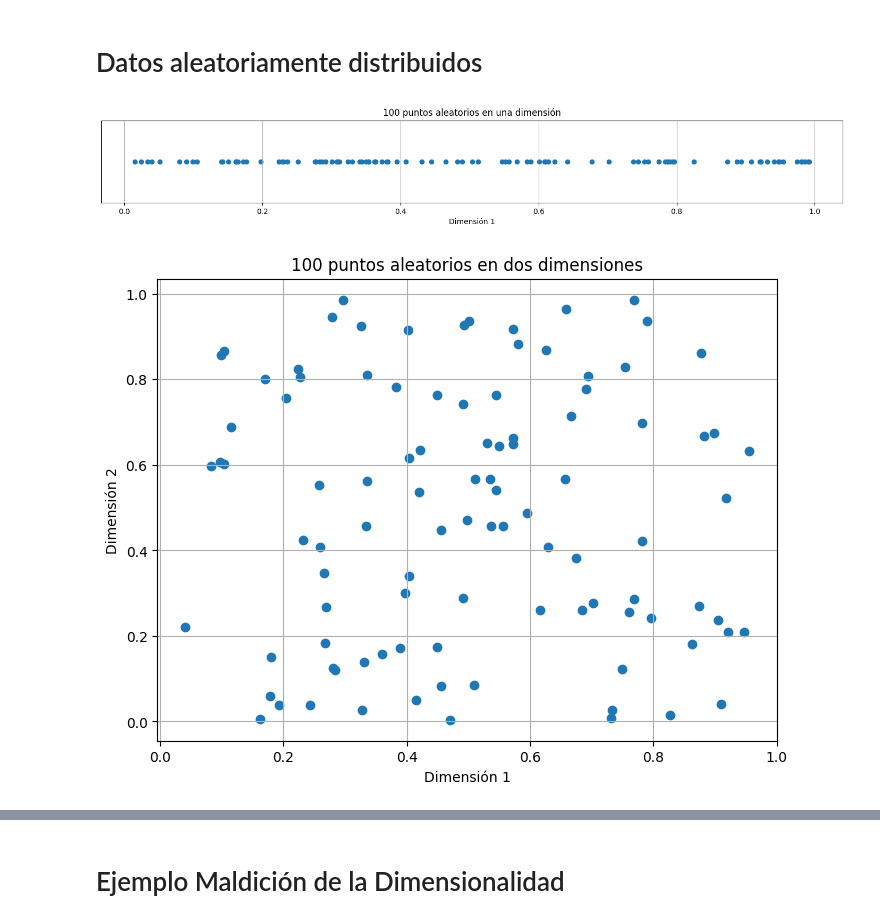
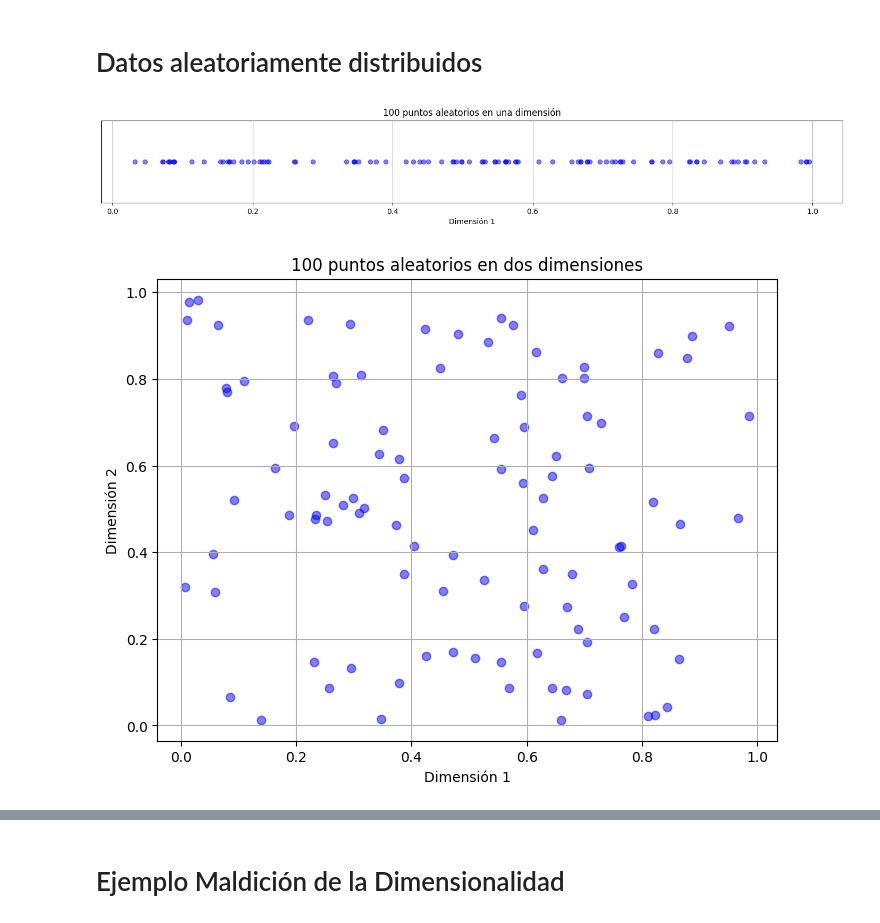
Before and after one commit to mfdezvicente/ucm, a Jupyter notebook: ML/260211_Maldición de la Dimensionalidad.ipynb, the cells around one changed output, grey strips where cells are left out. Cells and saved outputs as stored; diff of their text form; code cells hidden in the pictures.

```diff
--- a/ML/260211_Maldición de la Dimensionalidad.ipynb
+++ b/ML/260211_Maldición de la Dimensionalidad.ipynb
@@ -6,13 +6,13 @@ import numpy as np
 import pandas as pd
 # %%
 # Generar 100 puntos aleatorios en una dimensión
-x_1d = np.___.___(0, 1, 100)
+x_1d = np.random.uniform(0, 1, 100)
 
 # Dibujar los puntos
 plt.figure(figsize=(18, 2))
 
 #Gráfico de dispersión. La coordenada y es siempre 0
-plt.___(x_1d, np.___(x_1d))
+plt.scatter(x_1d, np.zeros_like(x_1d), color='blue', alpha=0.5)
 plt.title('100 puntos aleatorios en una dimensión')
 plt.xlabel('Dimensión 1')
 
@@ -22,22 +22,22 @@ plt.grid(True)
 
 plt.show()
 # %% [output]
-[figure, old version]
+[figure, new version]
 # %%
 # Generar 100 puntos aleatorios en dos dimensiones
-x = ___
-y = ___
+x = np.random.uniform(0, 1, 100)
+y = np.random.uniform(0, 1, 100)
 
 # Dibujar los puntos
 plt.figure(figsize=(8, 6))
-___
+plt.scatter(x, y, color='blue', alpha=0.5)
 plt.title('100 puntos aleatorios en dos dimensiones')
 plt.xlabel('Dimensión 1')
 plt.ylabel('Dimensión 2')
 plt.grid(True)
 plt.show()
 # %% [output]
-[figure, old version]
+[figure, new version]
 # %%
 from mpl_toolkits.mplot3d import Axes3D
 
```
Also changed, not shown: parts of 5 cells of this notebook, 3 other files.
